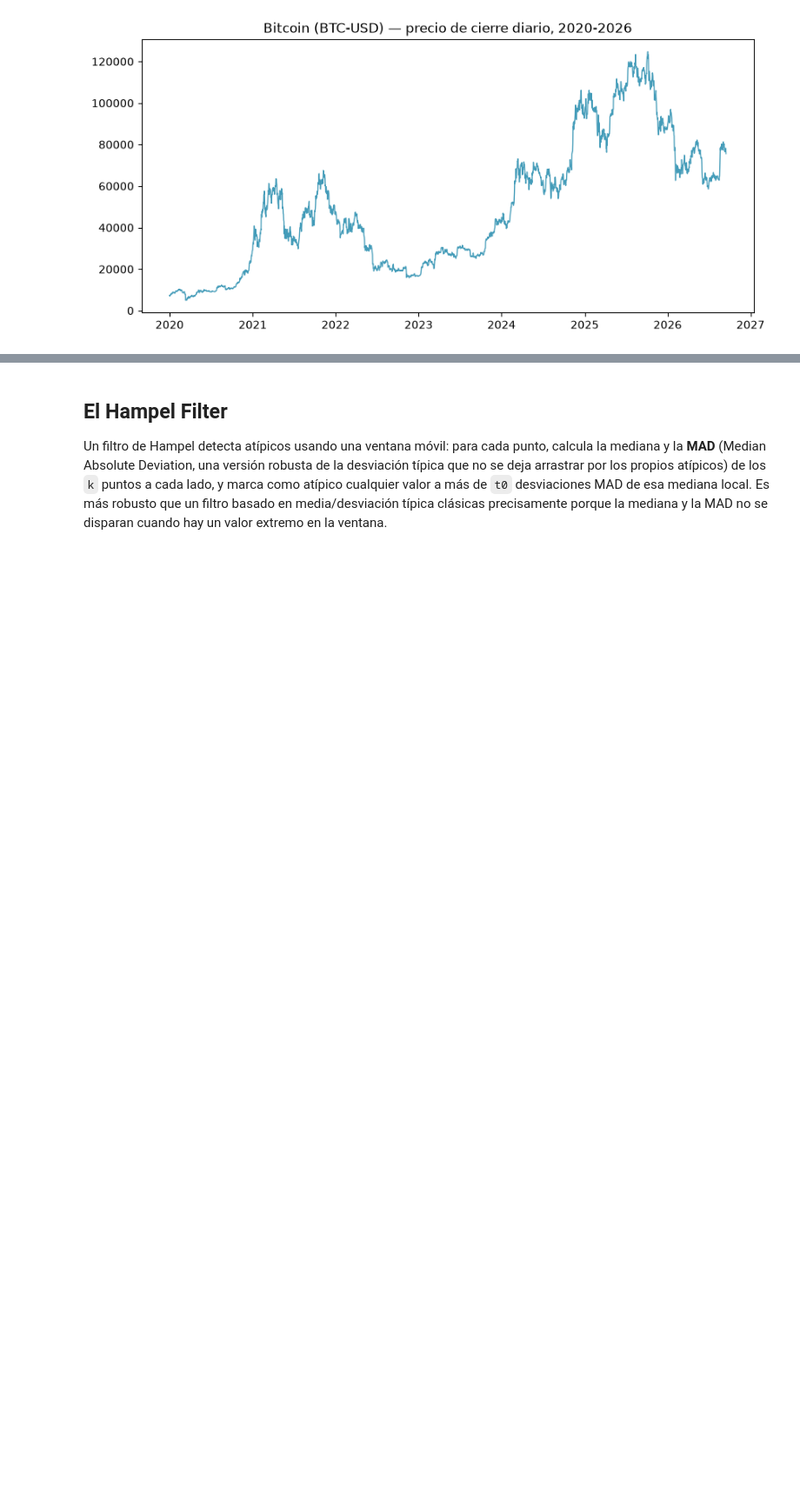
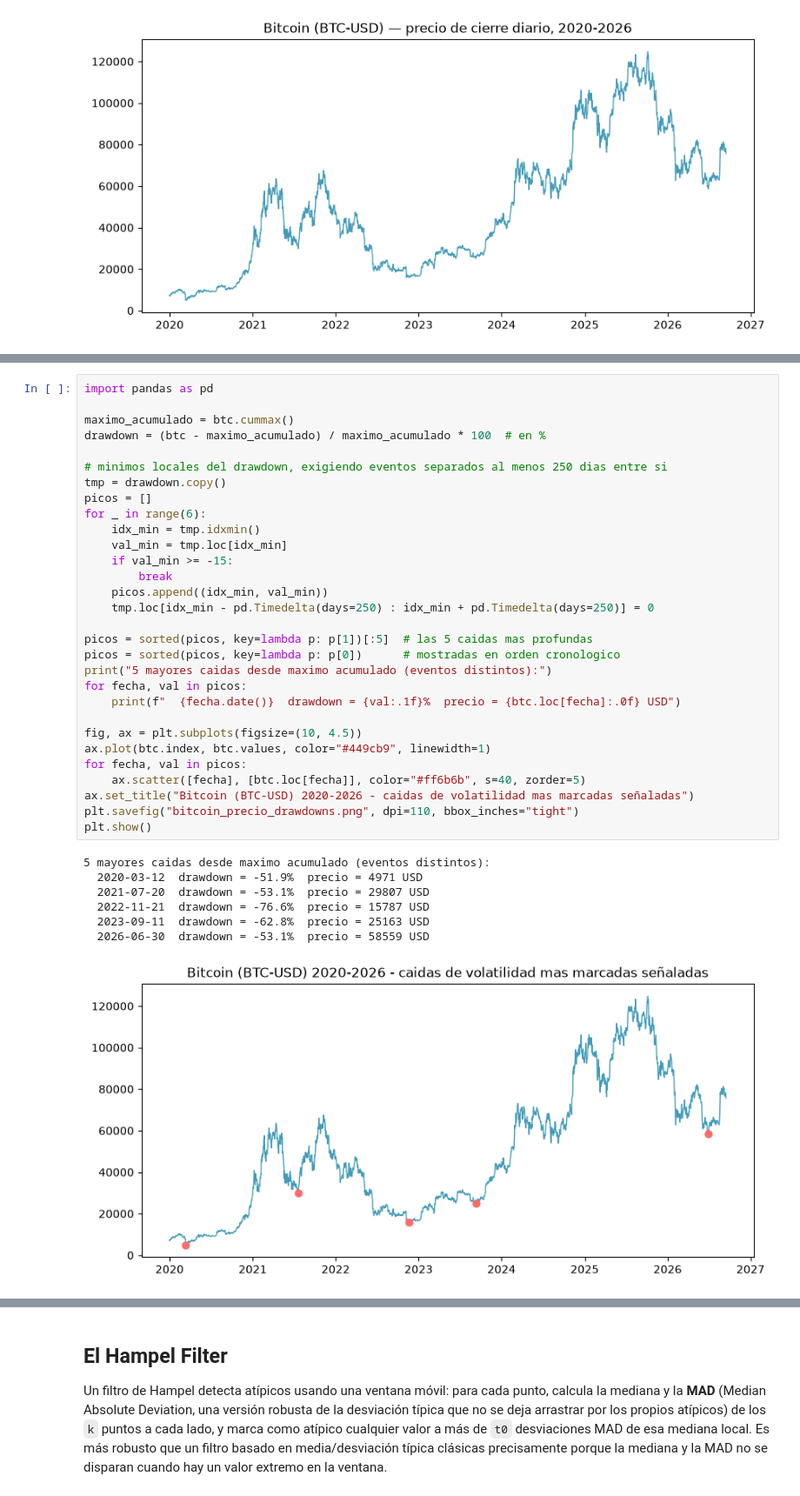
Before and after one commit to joanby/series-temporales-r-python, a Jupyter notebook: 12-prediciendo-el-futuro/Python/04_bitcoin_hampel_filter.ipynb, the cells around one changed output, grey strips where cells are left out. Shown at 87% size. Drawn from its saved outputs; the diff is of its cells as text; blank space fills up the shorter version.

Commit message:
Módulo 12: amplía Bitcoin (drawdowns, retornos, volatilidad vs S&P500), añade rolling-origin CV a Auto ARIMA vs Prophet, y límites del pronóstico a VAR

```diff
--- a/12-prediciendo-el-futuro/Python/04_bitcoin_hampel_filter.ipynb
+++ b/12-prediciendo-el-futuro/Python/04_bitcoin_hampel_filter.ipynb
@@ -40,0 +45,38 @@ plt.show()
+# %%
+import pandas as pd
+
+maximo_acumulado = btc.cummax()
+drawdown = (btc - maximo_acumulado) / maximo_acumulado * 100  # en %
+
+# minimos locales del drawdown, exigiendo eventos separados al menos 250 dias entre si
+tmp = drawdown.copy()
+picos = []
+for _ in range(6):
+    idx_min = tmp.idxmin()
+    val_min = tmp.loc[idx_min]
+    if val_min >= -15:
+        break
+    picos.append((idx_min, val_min))
+    tmp.loc[idx_min - pd.Timedelta(days=250) : idx_min + pd.Timedelta(days=250)] = 0
+
+picos = sorted(picos, key=lambda p: p[1])[:5]  # las 5 caidas mas profundas
+picos = sorted(picos, key=lambda p: p[0])      # mostradas en orden cronologico
+print("5 mayores caidas desde maximo acumulado (eventos distintos):")
+for fecha, val in picos:
+    print(f"  {fecha.date()}  drawdown = {val:.1f}%  precio = {btc.loc[fecha]:.0f} USD")
+
+fig, ax = plt.subplots(figsize=(10, 4.5))
+ax.plot(btc.index, btc.values, color="#449cb9", linewidth=1)
+for fecha, val in picos:
+    ax.scatter([fecha], [btc.loc[fecha]], color="#ff6b6b", s=40, zorder=5)
+ax.set_title("Bitcoin (BTC-USD) 2020-2026 - caidas de volatilidad mas marcadas señaladas")
+plt.savefig("bitcoin_precio_drawdowns.png", dpi=110, bbox_inches="tight")
+plt.show()
+# %% [output]
+5 mayores caidas desde maximo acumulado (eventos distintos):
+  2020-03-12  drawdown = -51.9%  precio = 4971 USD
+  2021-07-20  drawdown = -53.1%  precio = 29807 USD
+  2022-11-21  drawdown = -76.6%  precio = 15787 USD
+  2023-09-11  drawdown = -62.8%  precio = 25163 USD
+  2026-06-30  drawdown = -53.1%  precio = 58559 USD
+[figure, added]
```
Also changed, not shown: parts of 5 cells of this notebook, 4 other files.
